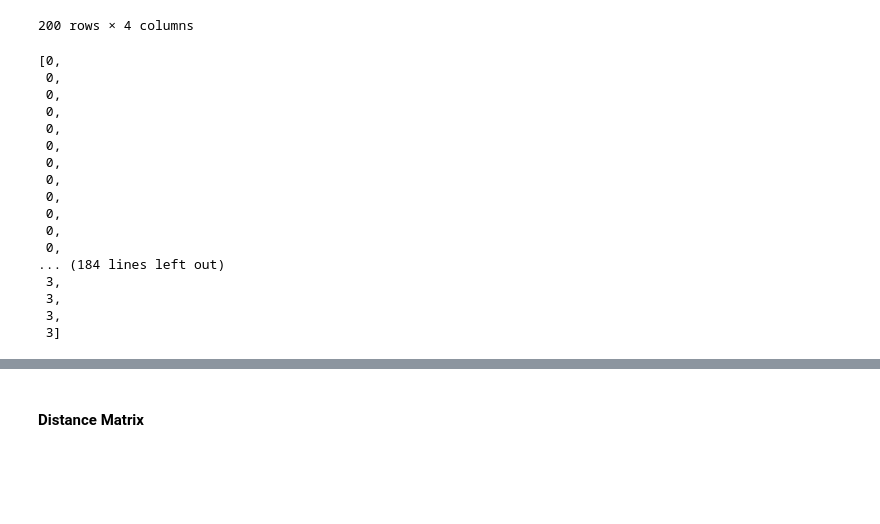
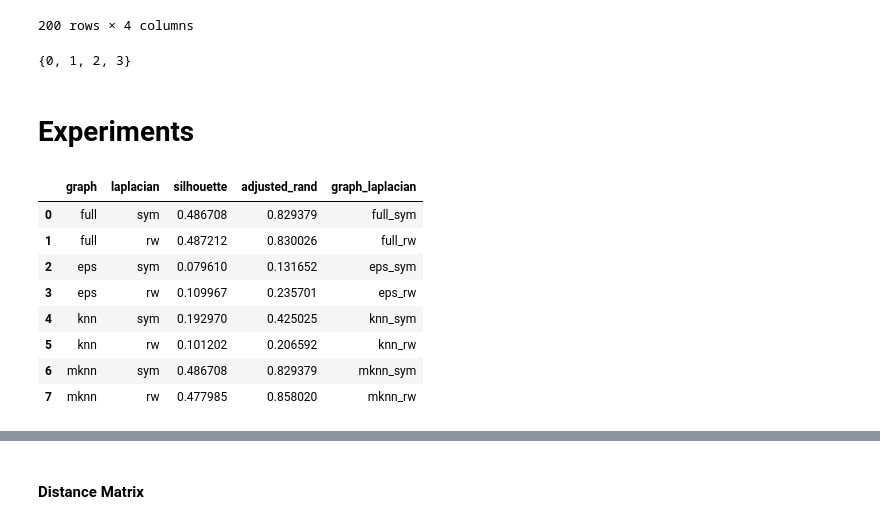
Before and after one commit to Graphistics/simkit, a Jupyter notebook: dataset_1_iris_numeric/Iris_sc.ipynb, the cells around one changed output, grey strips where cells are left out. Cells and saved outputs as stored; diff of their text form; code cells hidden in the pictures; blank space fills up the shorter version.

```diff
--- a/dataset_1_iris_numeric/Iris_sc.ipynb
+++ b/dataset_1_iris_numeric/Iris_sc.ipynb
@@ -52,22 +54,8 @@ data_df
 # %%
 data["class"], class_mappings = pd.factorize(data["class"])
 labels = data["class"].tolist()
-labels
+set(labels)
 # %% [output]
-[0,
- 0,
- 0,
- 0,
- 0,
- 0,
- 0,
- 0,
- 0,
- 0,
- 0,
- 0,
-... (184 lines left out)
- 3,
- 3,
- 3,
- 3]
+{0, 1, 2, 3}
+# %% [markdown]
+# Experiments
@@ -73,0 +178,37 @@ labels
+# %%
+similarity_graphs = ["full", "eps", "knn", "mknn"]
+laplacian_method = ["sym", "rw"]
+
+silhouette_scores = []
+adjusted_rand_scores = []
+sim_graph = []
+laplacian = []
+
+for graph in similarity_graphs:
+
+    for laplace in laplacian_method:
+
+        sim_graph.append(graph)
+        laplacian.append(laplace)
+
+        si, ar = spectral_clustering(data_df, labels, graph, laplace, 4)
+
+        silhouette_scores.append(si)
+        adjusted_rand_scores.append(ar)
+# %%
+experiment_iris = pd.DataFrame(list(zip(sim_graph,laplacian,silhouette_scores,adjusted_rand_scores)),
+             columns= ["graph", "laplacian", "silhouette", "adjusted_rand"])
+
+experiment_iris["graph_laplacian"] = experiment_iris["graph"] + "_" + experiment_iris["laplacian"]
+
+experiment_iris
+# %% [output]
+|  | graph | laplacian | silhouette | adjusted_rand | graph_laplacian |
+| 0 | full | sym | 0.486708 | 0.829379 | full_sym |
+| 1 | full | rw | 0.487212 | 0.830026 | full_rw |
+| 2 | eps | sym | 0.079610 | 0.131652 | eps_sym |
+| 3 | eps | rw | 0.109967 | 0.235701 | eps_rw |
+| 4 | knn | sym | 0.192970 | 0.425025 | knn_sym |
+| 5 | knn | rw | 0.101202 | 0.206592 | knn_rw |
+| 6 | mknn | sym | 0.486708 | 0.829379 | mknn_sym |
+| 7 | mknn | rw | 0.477985 | 0.858020 | mknn_rw |
```
Also changed, not shown: parts of 18 cells of this notebook, 3 other files.
